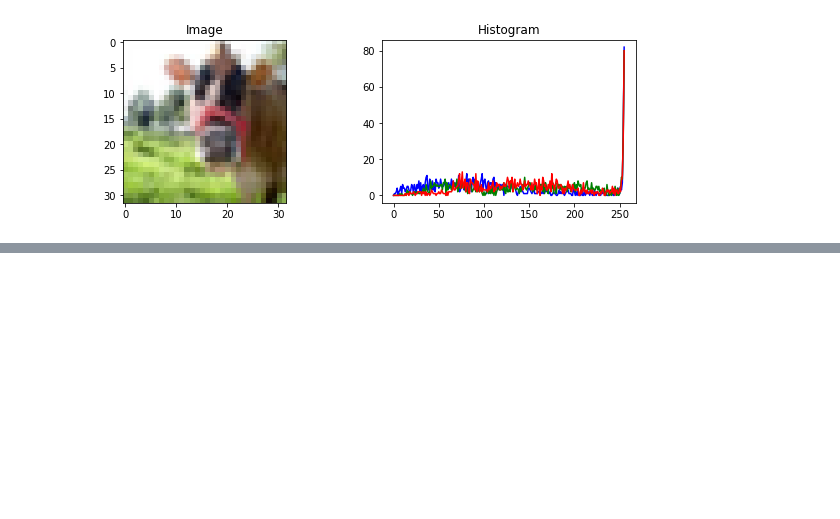
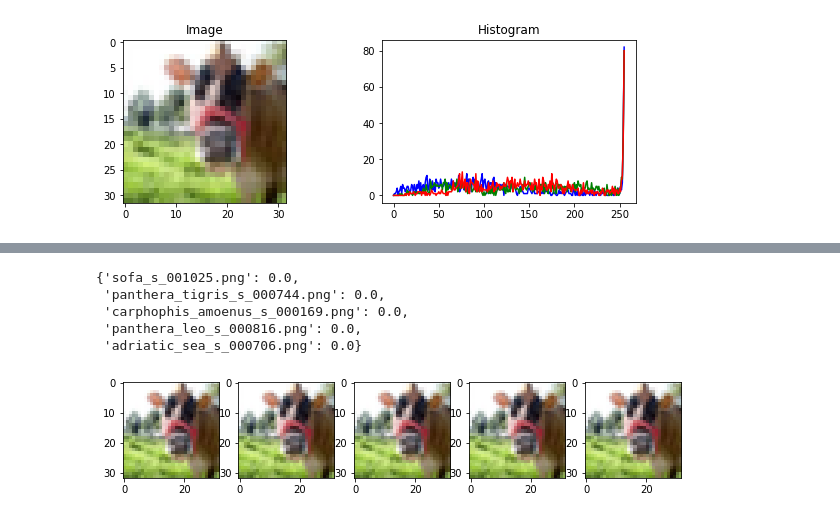
Before and after one commit to NiANo272/Aiffel_Study, a Jupyter notebook: HoloExp/Fundamental_16.ipynb, the cells around one changed output, grey strips where cells are left out. Cells and saved outputs as stored; diff of their text form; code cells hidden in the pictures; blank space fills up the shorter version.

```diff
--- a/HoloExp/Fundamental_16.ipynb
+++ b/HoloExp/Fundamental_16.ipynb
@@ -186,0 +263,10 @@ draw_color_histogram_from_image('adriatic_s_001807.png')
+# %%
+def get_target_histogram():
+    filename = input("이미지 파일명을 입력하세요: ")
+    if filename not in histogram_db:
+        print('유효하지 않은 이미지 파일명입니다.')
+        return None
+    return histogram_db[filename]
+
+target_histogram = get_target_histogram()
+target_histogram
@@ -186,0 +287,36 @@ draw_color_histogram_from_image('adriatic_s_001807.png')
+# %%
+def search(histogram_db, target_histogram, top_k = 5):
+
+    results = {}
+
+    for file_name, histogram in tqdm(histogram_db.items()):
+        distance = cv2.compareHist(H1=target_histogram,
+                                   H2=histogram,
+                                   method=cv2.HISTCMP_CHISQR)
+
+        results[file_name] = distance
+
+    results = dict(sorted(results.items(), key=lambda item: item[1])[:top_k])
+
+    return results
+
+result = search(histogram_db, target_histogram)
+result
+# %% [output]
+{'sofa_s_001025.png': 0.0,
+ 'panthera_tigris_s_000744.png': 0.0,
+ 'carphophis_amoenus_s_000169.png': 0.0,
+ 'panthera_leo_s_000816.png': 0.0,
+ 'adriatic_sea_s_000706.png': 0.0}
+# %%
+def show_result(result):
+    f=plt.figure(figsize=(10,3))
+    for idx, filename in enumerate(result.keys()):
+        img_path = os.path.join(images_dir_path, filename)
+        im = f.add_subplot(1,len(result),idx+1)
+        img = Image.open(img_path)
+        im.imshow(img)
+
+show_result(result)
+# %% [output]
+[figure, added]
```
Also changed, not shown: parts of 5 cells of this notebook.
